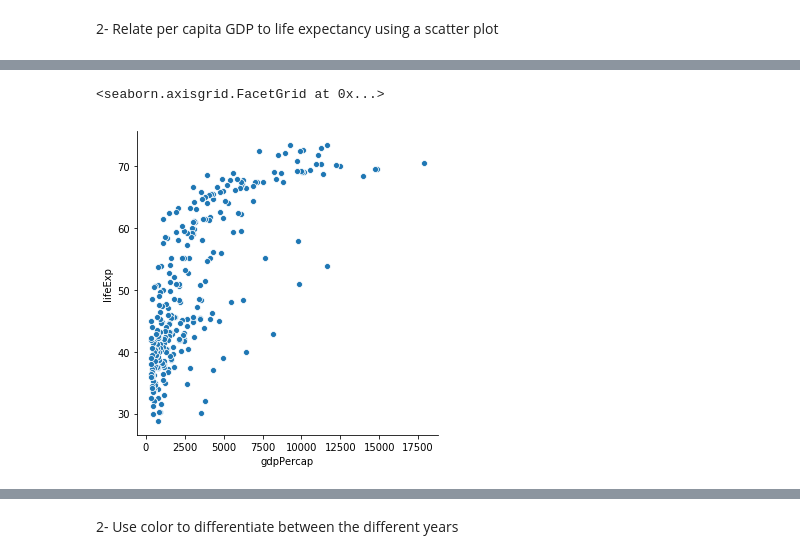
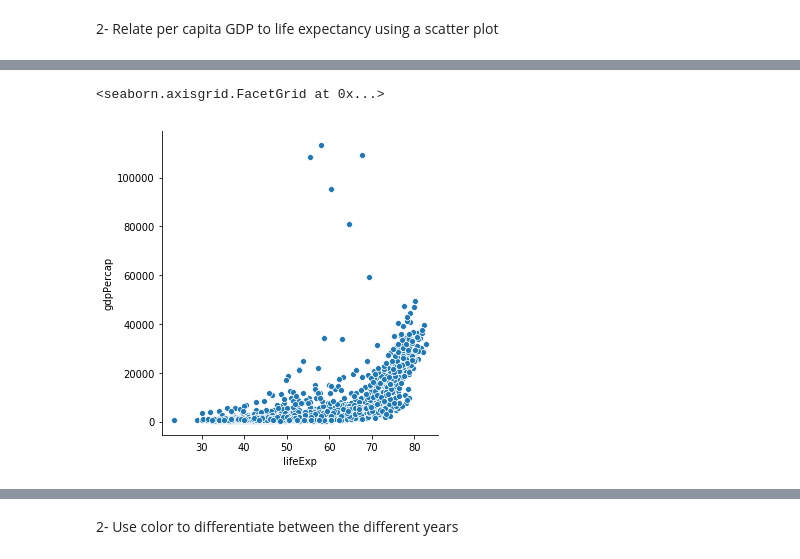
Before and after one commit to hanisaf/mist6380-summer2019, a Jupyter notebook: Classroom_notebooks/10-information-visualization-seaborn.ipynb, the cells around one changed output, grey strips where cells are left out. Saved outputs shown, nothing was run; the diff lists cells and outputs as text; code cells hidden in the pictures.

```diff
--- a/Classroom_notebooks/10-information-visualization-seaborn.ipynb
+++ b/Classroom_notebooks/10-information-visualization-seaborn.ipynb
@@ -37,5 +31,5 @@ first5_ex_out=first5.sort_values('gdpPercap', ascending=False).iloc[2:]
 # %%
-sns.relplot(x='gdpPercap', y='lifeExp', data=first5_ex_out)
+sns.relplot(x='lifeExp', y='gdpPercap', data=data)
 # %% [output]
 <seaborn.axisgrid.FacetGrid at 0x...>
-[figure, old version]
+[figure, new version]
```
Also changed, not shown: parts of 18 cells of this notebook, 5 other files.
